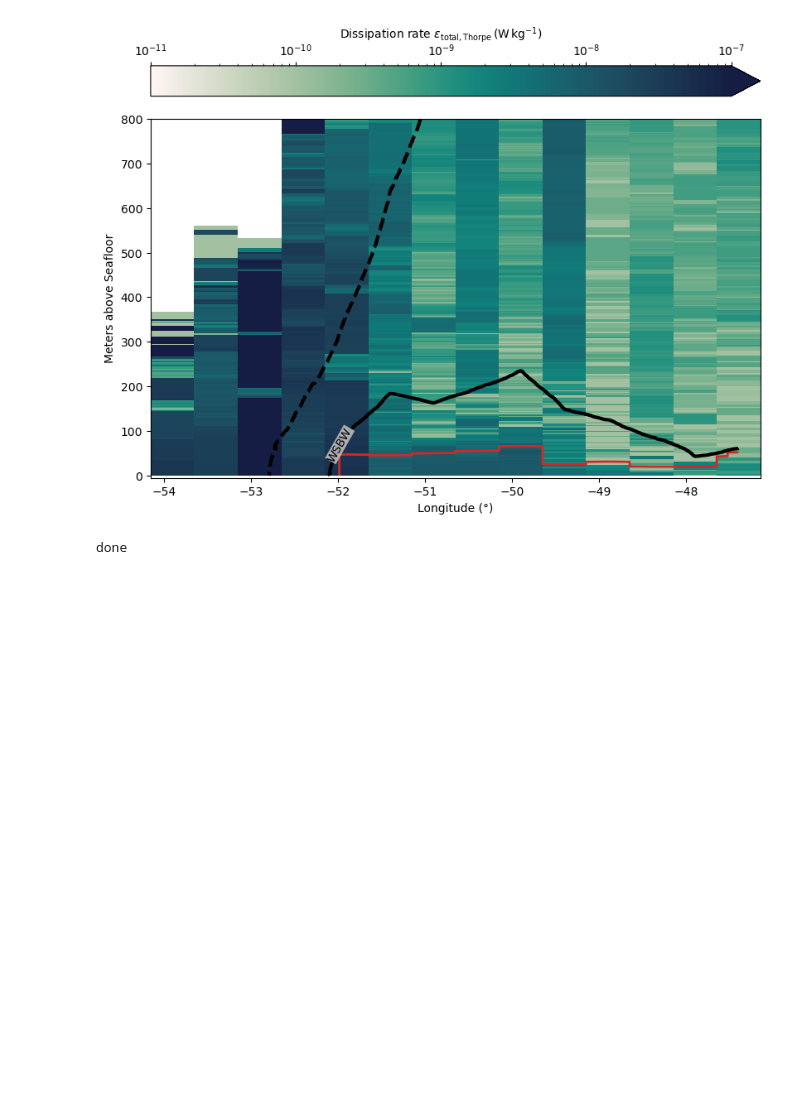
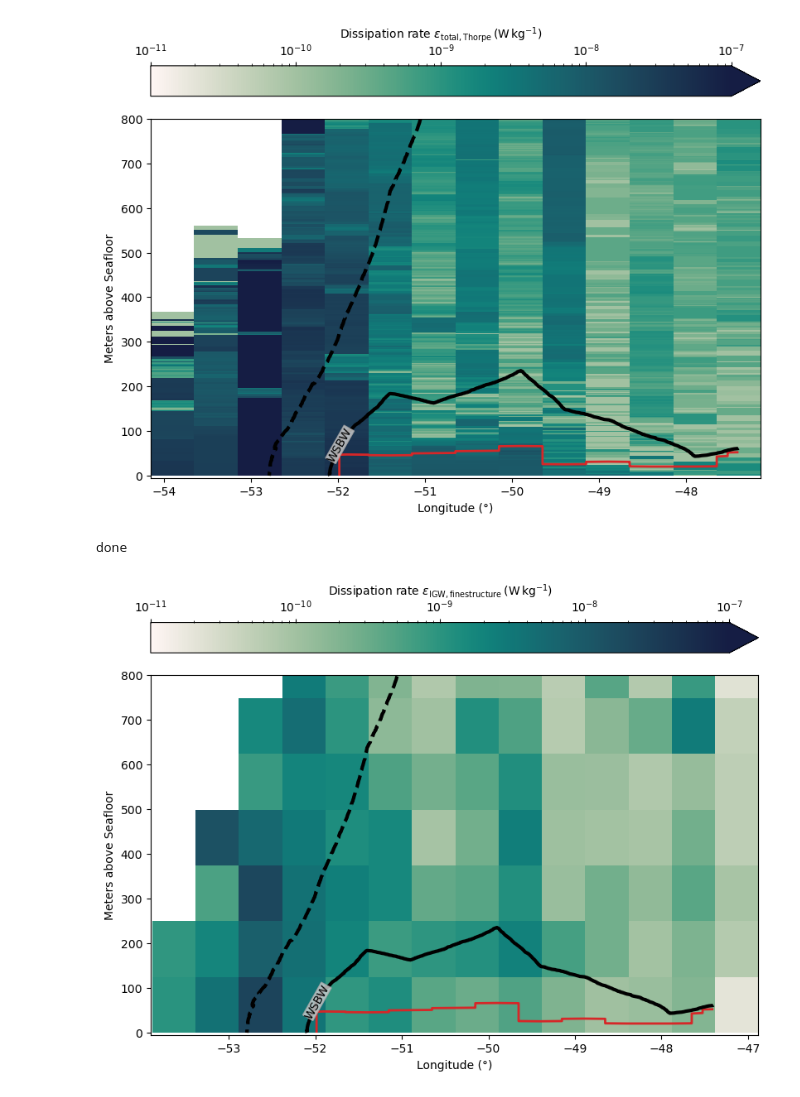
Before and after one commit to opinner/Pinner_et_al_2024, a Jupyter notebook: scripts/thorpe_scales/Thorpe_scales_in_depth.ipynb, the cells around one changed output. Saved outputs shown, nothing was run; the diff lists cells and outputs as text; code cells hidden in the pictures; blank space fills up the shorter version.

Commit message:
finestructure comparison

```diff
--- a/scripts/thorpe_scales/Thorpe_scales_in_depth.ipynb
+++ b/scripts/thorpe_scales/Thorpe_scales_in_depth.ipynb
@@ -607,3 +637,36 @@ std_of_mean_profile = vertical_eps_df.std(axis=1)
 print("done")
 # %% [output]
 done
+# %%
+binned_finestructure_dissipation = pd.read_csv("../../derived_data/binned_finestructure_dissipation.csv", index_col = 0)
+binned_finestructure_dissipation.columns = binned_finestructure_dissipation.columns.astype("float") #convert column names from strings to floats
+# %%
+fig, ax = plt.subplots(1, layout = "constrained")
+cmap = cmocean.cm.tempo
+mpp = ax.pcolormesh(
+    binned_finestructure_dissipation.columns,
+    binned_finestructure_dissipation.index,
+    binned_finestructure_dissipation,
+    norm=mcolors.LogNorm(vmin=1e-11, vmax=1e-7),
+    cmap=cmap,
+)
+
+levels = [2.5]
+#levels = np.arange(-1.5,4.5,1)
+ax.contour(
+    binned_regions.columns,
+    binned_regions.index,
+    binned_regions,
+    levels = levels,
+    colors = "tab:red",
+    linewidths=2
+)
+
+ax.set_ylim(-5,800)
+cb = plt.colorbar(mpp, ax=ax, location="top", extend = "max")
+cb.set_label(r"Dissipation rate $\varepsilon_{\mathrm{IGW, finestructure}}\,$(W$\,$kg$^{-1}$)")
+draw_water_mass_boundaries(ax)
+ax.set_xlabel("Longitude (°)")
+ax.set_ylabel("Meters above Seafloor");
+# %% [output]
+[figure, added]
```
Also changed, not shown: parts of 1 cell of this notebook.
